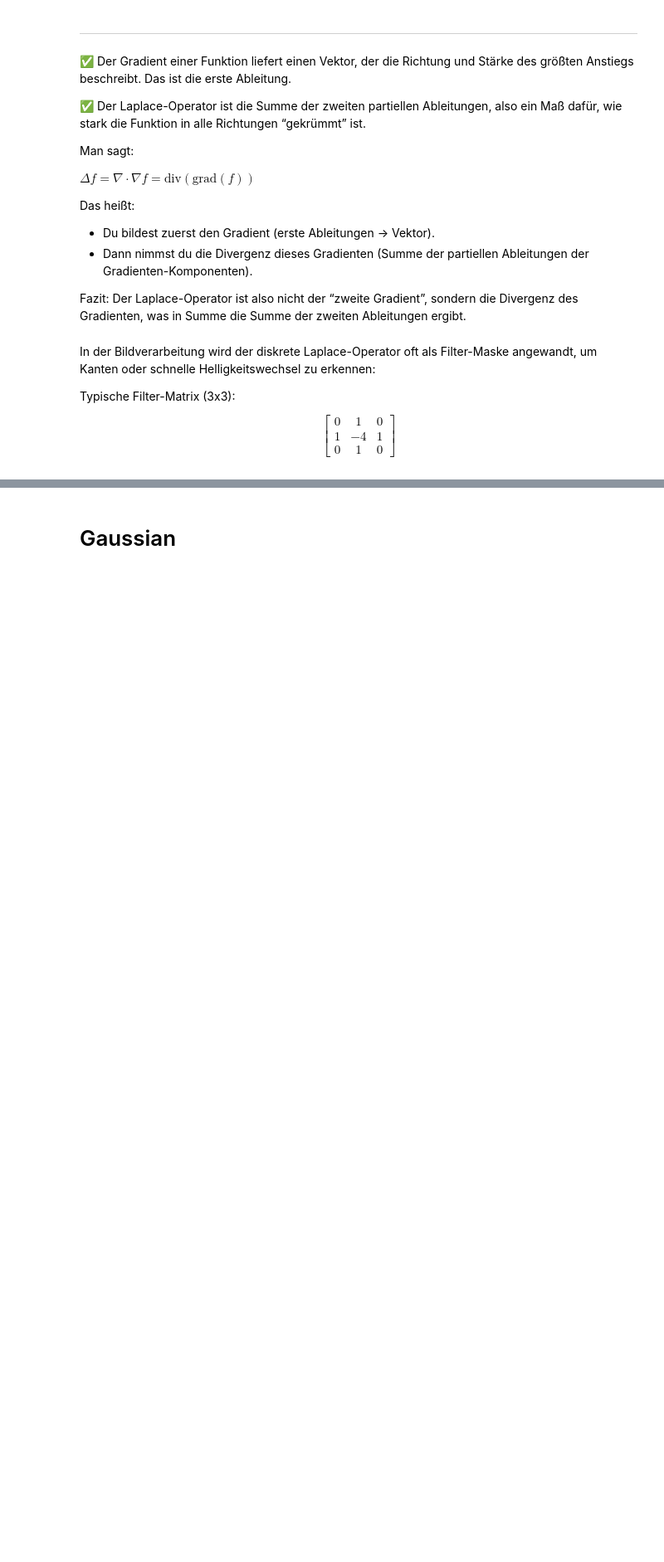
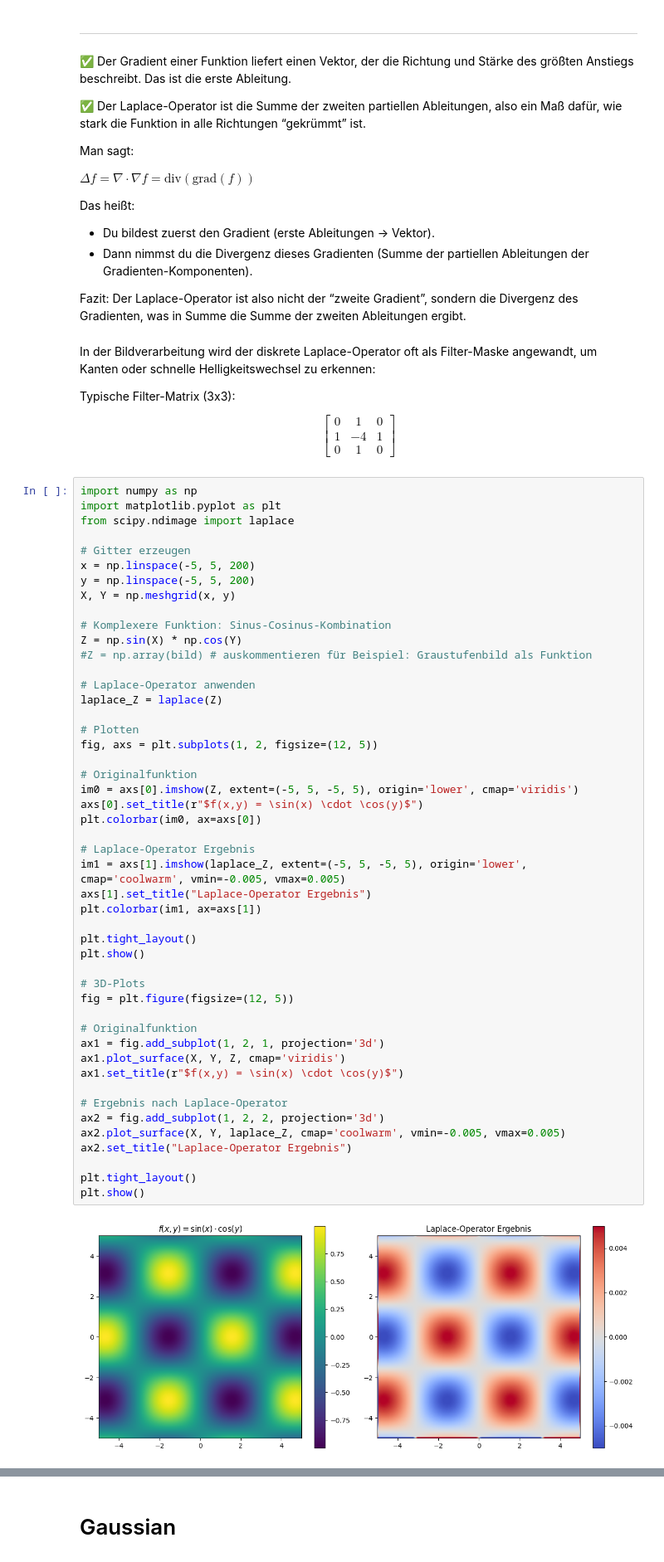
Before and after one commit to lukestairwalker/OpenCV, a Jupyter notebook: notebooks/filter.ipynb, the cells around one changed output, grey strips where cells are left out. Shown at 83% size. Saved outputs shown, nothing was run; the diff lists cells and outputs as text; blank space fills up the shorter version.

```diff
--- a/notebooks/filter.ipynb
+++ b/notebooks/filter.ipynb
@@ -63,3 +168,53 @@ $$\begin{bmatrix}
 1 & -4 & 1 \\
 0 & 1 & 0
 \end{bmatrix}$$
+# %%
+import numpy as np
+import matplotlib.pyplot as plt
+from scipy.ndimage import laplace
+
+# Gitter erzeugen
+x = np.linspace(-5, 5, 200)
+y = np.linspace(-5, 5, 200)
+X, Y = np.meshgrid(x, y)
+
+# Komplexere Funktion: Sinus-Cosinus-Kombination
+Z = np.sin(X) * np.cos(Y)
+#Z = np.array(bild) # auskommentieren für Beispiel: Graustufenbild als Funktion
+
+# Laplace-Operator anwenden
+laplace_Z = laplace(Z)
+
+# Plotten
+fig, axs = plt.subplots(1, 2, figsize=(12, 5))
+
+# Originalfunktion
+im0 = axs[0].imshow(Z, extent=(-5, 5, -5, 5), origin='lower', cmap='viridis')
+axs[0].set_title(r"$f(x,y) = \sin(x) \cdot \cos(y)$")
+plt.colorbar(im0, ax=axs[0])
+
+# Laplace-Operator Ergebnis
+im1 = axs[1].imshow(laplace_Z, extent=(-5, 5, -5, 5), origin='lower', cmap='coolwarm', vmin=-0.005, vmax=0.005)
+axs[1].set_title("Laplace-Operator Ergebnis")
+plt.colorbar(im1, ax=axs[1])
+
+plt.tight_layout()
+plt.show()
+
+# 3D-Plots
+fig = plt.figure(figsize=(12, 5))
+
+# Originalfunktion
+ax1 = fig.add_subplot(1, 2, 1, projection='3d')
+ax1.plot_surface(X, Y, Z, cmap='viridis')
+ax1.set_title(r"$f(x,y) = \sin(x) \cdot \cos(y)$")
+
+# Ergebnis nach Laplace-Operator
+ax2 = fig.add_subplot(1, 2, 2, projection='3d')
+ax2.plot_surface(X, Y, laplace_Z, cmap='coolwarm', vmin=-0.005, vmax=0.005)
+ax2.set_title("Laplace-Operator Ergebnis")
+
+plt.tight_layout()
+plt.show()
+# %% [output]
+[figure, added]
```
Also changed, not shown: parts of 10 cells of this notebook.
